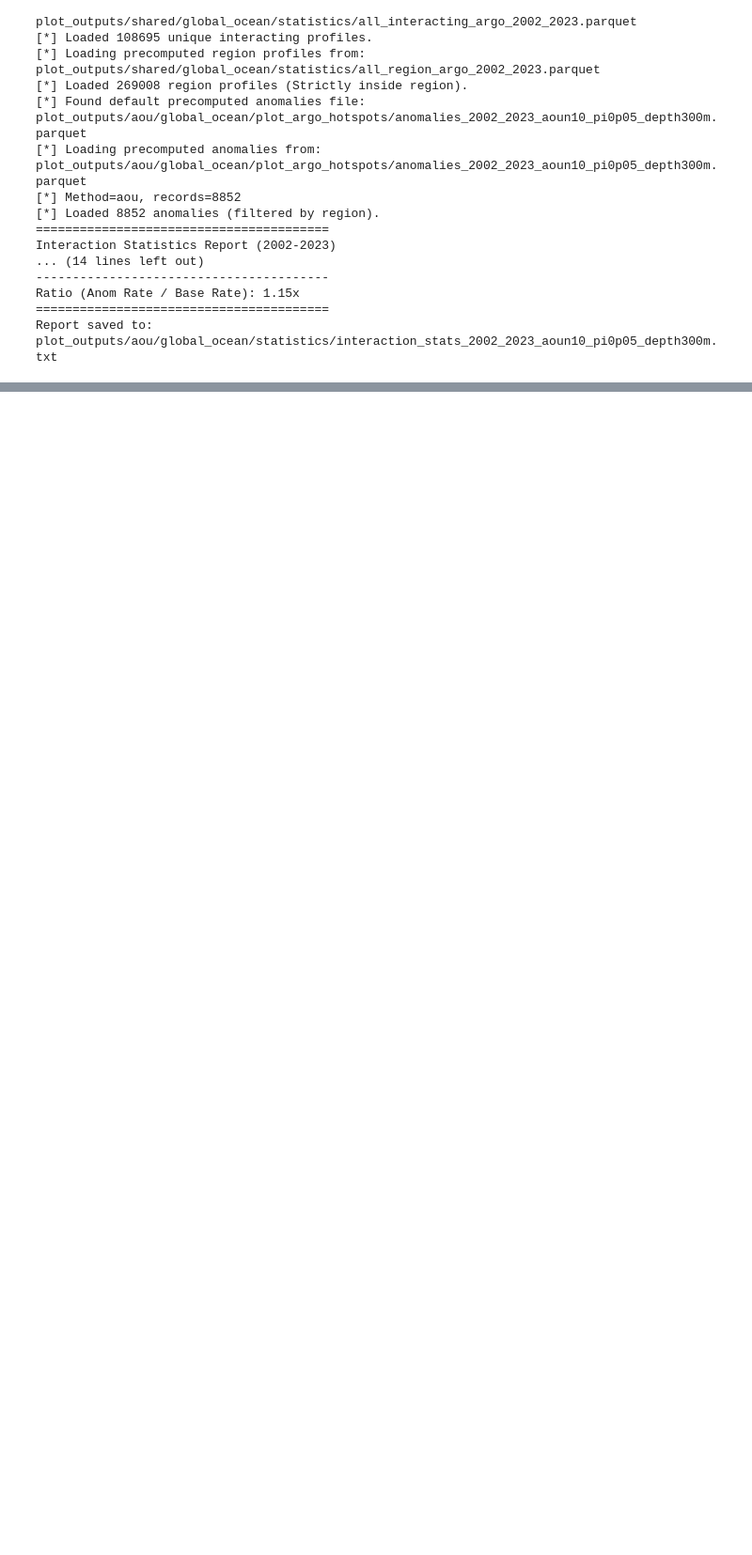
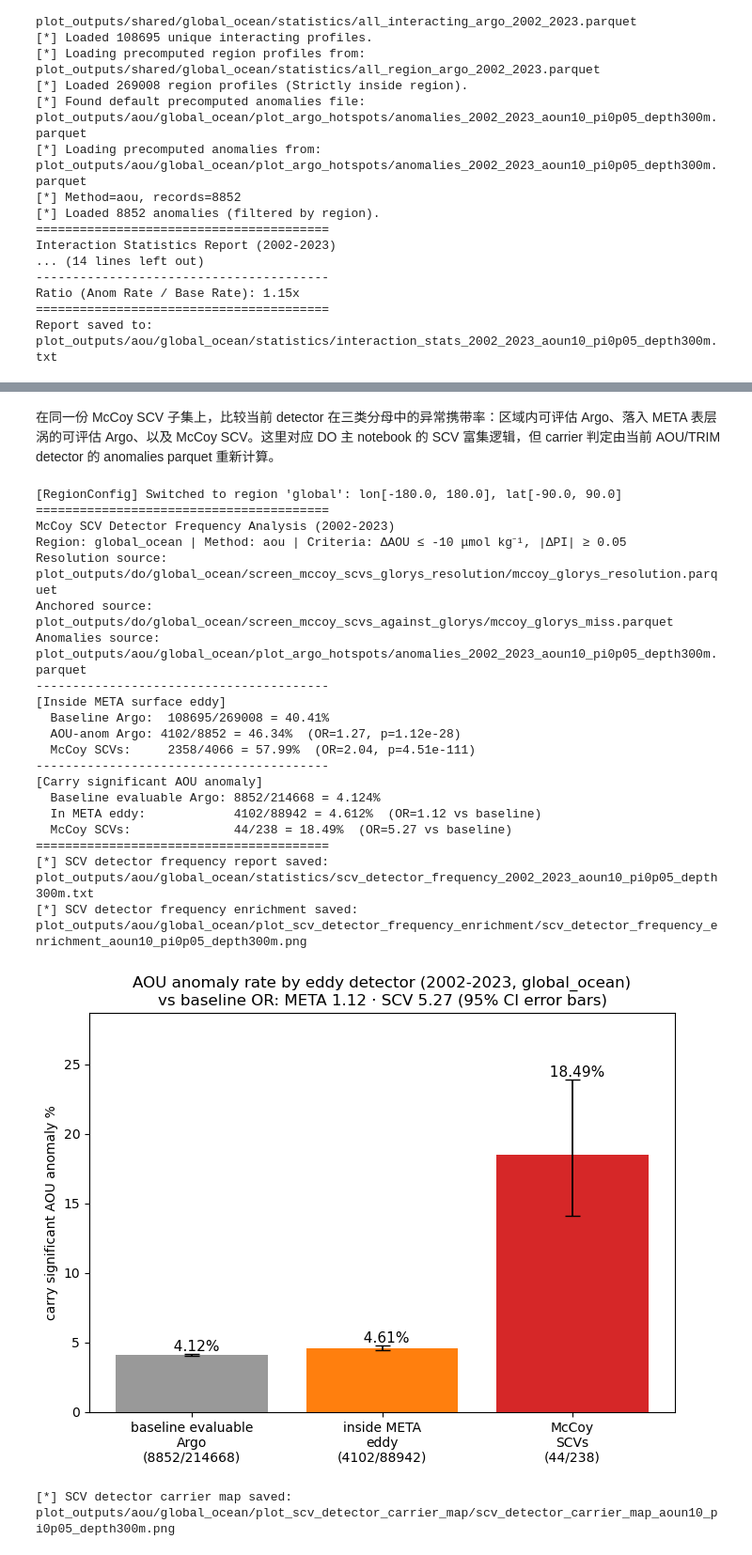
Before and after one commit to jjijack/Oxygen, a Jupyter notebook: GLORYS AOU.ipynb, the cells around one changed output, grey strips where cells are left out. Shown at 94% size. Saved outputs shown, nothing was run; the diff lists cells and outputs as text; code cells hidden in the pictures; blank space fills up the shorter version.

```diff
--- a/GLORYS AOU.ipynb
+++ b/GLORYS AOU.ipynb
@@ -107,0 +142,50 @@ Report saved to: plot_outputs/aou/global_ocean/statistics/interaction_stats_2002
+# %% [markdown]
+在同一份 McCoy SCV 子集上，比较当前 detector 在三类分母中的异常携带率：区域内可评估 Argo、落入 META 表层涡的可评估 Argo、以及 McCoy SCV。这里对应 DO 主 notebook 的 SCV 富集逻辑，但 carrier 判定由当前 AOU/TRIM detector 的 anomalies parquet 重新计算。
+# %%
+track.switch_region('global')
+
+track.calculate_scv_detector_frequency_statistics(
+    detection_config=det_cfg,
+    baseline_start_year=2002,
+    baseline_end_year=2023,
+    save_report=True,
+)
+
+track.plot_scv_detector_frequency_enrichment(
+    detection_config=det_cfg,
+    baseline_start_year=2002,
+    baseline_end_year=2023,
+    show_fig=True,
+    save_fig=True,
+)
+
+track.plot_scv_detector_carrier_map(
+    detection_config=det_cfg,
+    baseline_start_year=2002,
+    baseline_end_year=2023,
+    show_fig=True,
+    save_fig=True,
+)
+# %% [output]
+[RegionConfig] Switched to region 'global': lon[-180.0, 180.0], lat[-90.0, 90.0]
+========================================
+McCoy SCV Detector Frequency Analysis (2002-2023)
+Region: global_ocean | Method: aou | Criteria: ΔAOU ≤ -10 μmol kg⁻¹, |ΔPI| ≥ 0.05
+Resolution source: plot_outputs/do/global_ocean/screen_mccoy_scvs_glorys_resolution/mccoy_glorys_resolution.parquet
+Anchored source: plot_outputs/do/global_ocean/screen_mccoy_scvs_against_glorys/mccoy_glorys_miss.parquet
+Anomalies source: plot_outputs/aou/global_ocean/plot_argo_hotspots/anomalies_2002_2023_aoun10_pi0p05_depth300m.parquet
+----------------------------------------
+[Inside META surface eddy]
+  Baseline Argo:  108695/269008 = 40.41%
+  AOU-anom Argo: 4102/8852 = 46.34%  (OR=1.27, p=1.12e-28)
+  McCoy SCVs:     2358/4066 = 57.99%  (OR=2.04, p=4.51e-111)
+----------------------------------------
+[Carry significant AOU anomaly]
+  Baseline evaluable Argo: 8852/214668 = 4.124%
+  In META eddy:            4102/88942 = 4.612%  (OR=1.12 vs baseline)
+  McCoy SCVs:              44/238 = 18.49%  (OR=5.27 vs baseline)
+========================================
+[*] SCV detector frequency report saved: plot_outputs/aou/global_ocean/statistics/scv_detector_frequency_2002_2023_aoun10_pi0p05_depth300m.txt
+[*] SCV detector frequency enrichment saved: plot_outputs/aou/global_ocean/plot_scv_detector_frequency_enrichment/scv_detector_frequency_enrichment_aoun10_pi0p05_depth300m.png
+[figure, added]
+[*] SCV detector carrier map saved: plot_outputs/aou/global_ocean/plot_scv_detector_carrier_map/scv_detector_carrier_map_aoun10_pi0p05_depth300m.png
```
Also changed, not shown: parts of 5 cells of this notebook, 2 other files.
